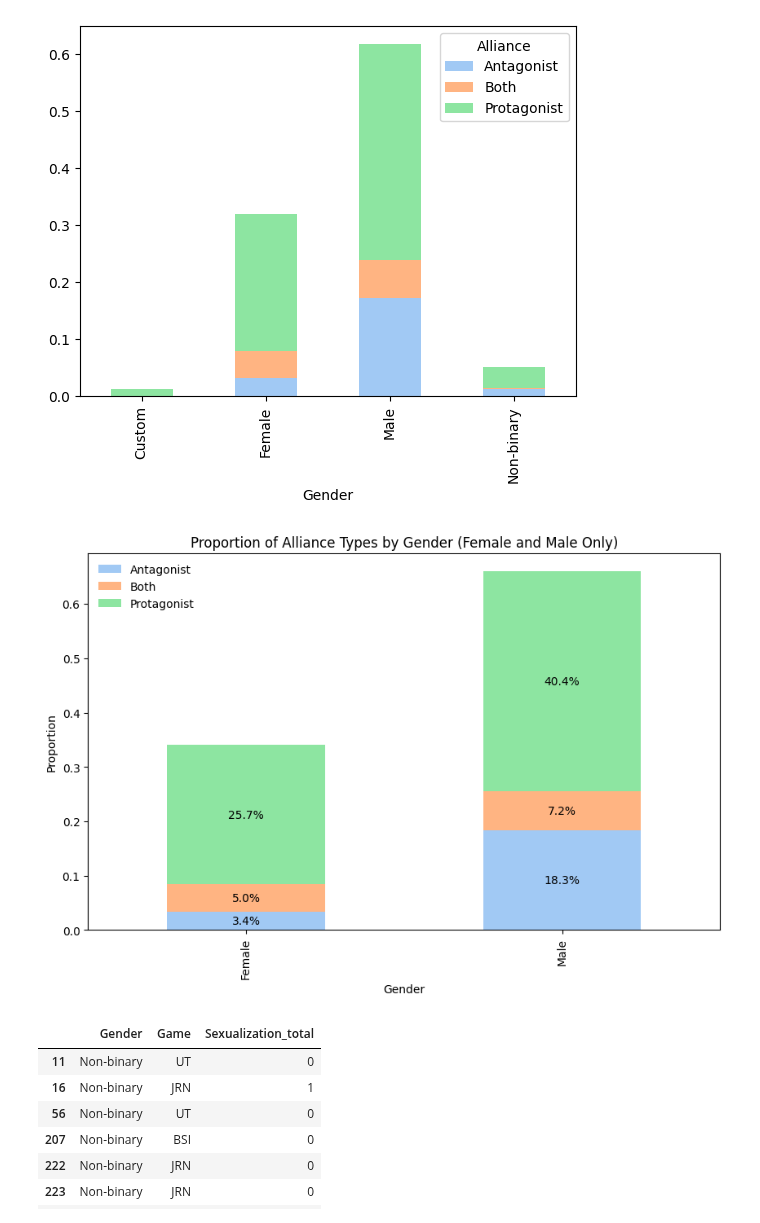
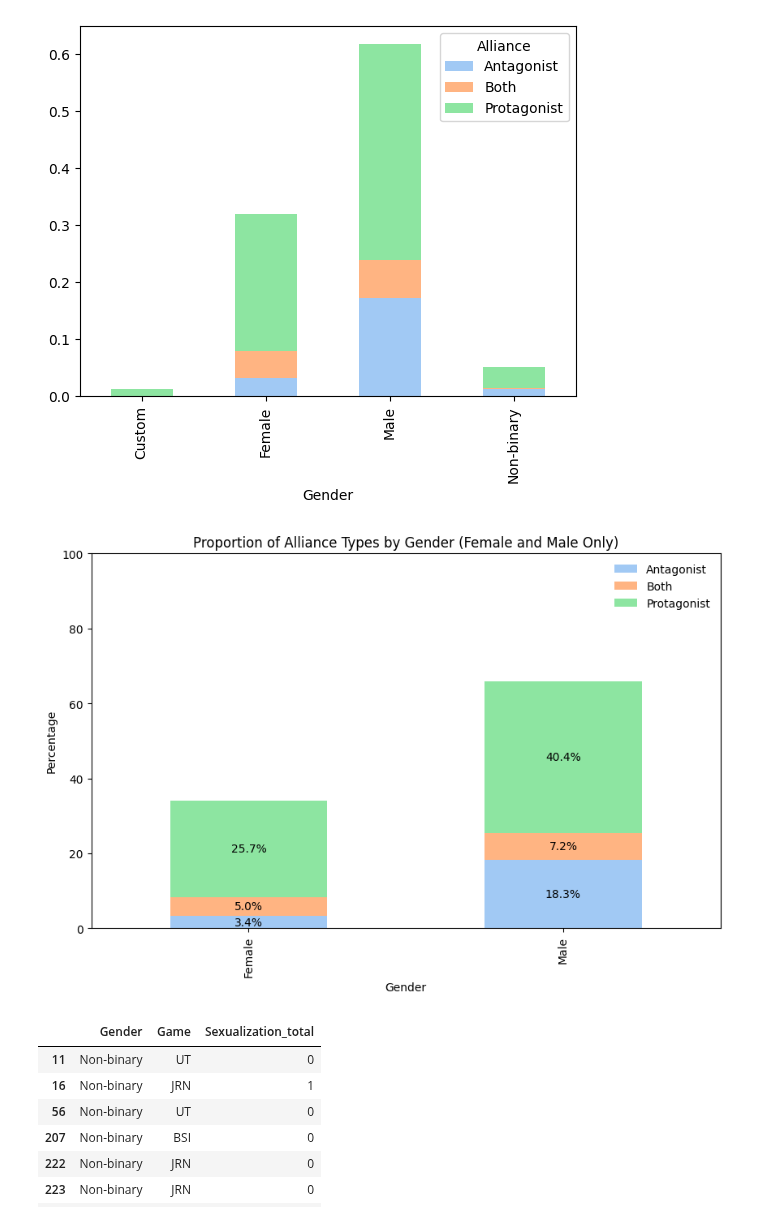
Before and after one commit to hayleyyryan/CFG_Degree_Project_Group_4, a Jupyter notebook: notebooks/archive/character_and_sexualization.ipynb, the cells around one changed output. Cells and saved outputs as stored; diff of their text form; code cells hidden in the pictures.

Commit message:
adjusting requests from visualization (eli)

```diff
--- a/notebooks/archive/character_and_sexualization.ipynb
+++ b/notebooks/archive/character_and_sexualization.ipynb
@@ -725,34 +725,38 @@ gen_ally_df.plot(kind='bar', stacked=True, color = colors)
 [figure]
 # %%
 
-# Filtering only gender = female and male
+# filtering by gender = male/female
 df_filtered = df_char[df_char['Gender'].isin(['Female', 'Male'])]
 
 gen_ally = df_filtered[['Gender', 'Alliance']].value_counts(normalize=True)
 gen_ally_df = gen_ally.unstack()
 
+# doing %
+gen_ally_df = gen_ally_df * 100
+
 
 colors = sns.color_palette('pastel', n_colors=3)
 
-# bars with pastel
 ax = gen_ally_df.plot(kind='bar', stacked=True, color=colors, figsize=(10, 6))
 
-
-# adding % in each bar
+#  % on bars
 for c in ax.containers:
-    labels = [f'{v.get_height() * 100:.1f}%' for v in c]
+    labels = [f'{v:.1f}%' if v > 0 else '' for v in c.datavalues]
     ax.bar_label(c, labels=labels, label_type='center', fontsize=10)
 
-# labs and title
+# labels and tittle
 plt.xlabel('Gender')
-plt.ylabel('Proportion')
+plt.ylabel('Percentage')
 plt.title('Proportion of Alliance Types by Gender (Female and Male Only)')
+
+# adjusting X/Y axis
+ax.set_ylim(0, 100)
 
 ax.legend(frameon=False)
 
 plt.show()
 # %% [output]
-[figure, old version]
+[figure, new version]
 # %%
 #data regarding non-binary to be merged with games.csv to determine the countries these games are from:
 df_non_b = df_char[df_char['Gender'] == 'Non-binary'][['Gender', 'Game', 'Sexualization_total']]
```
Also changed, not shown: parts of 2 cells of this notebook.
